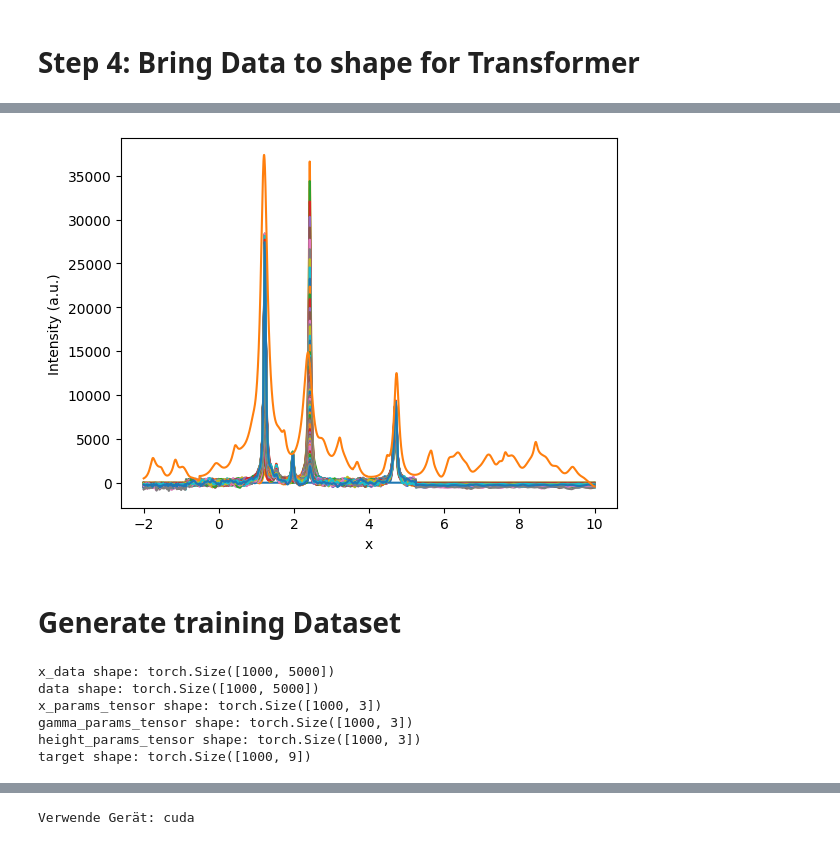
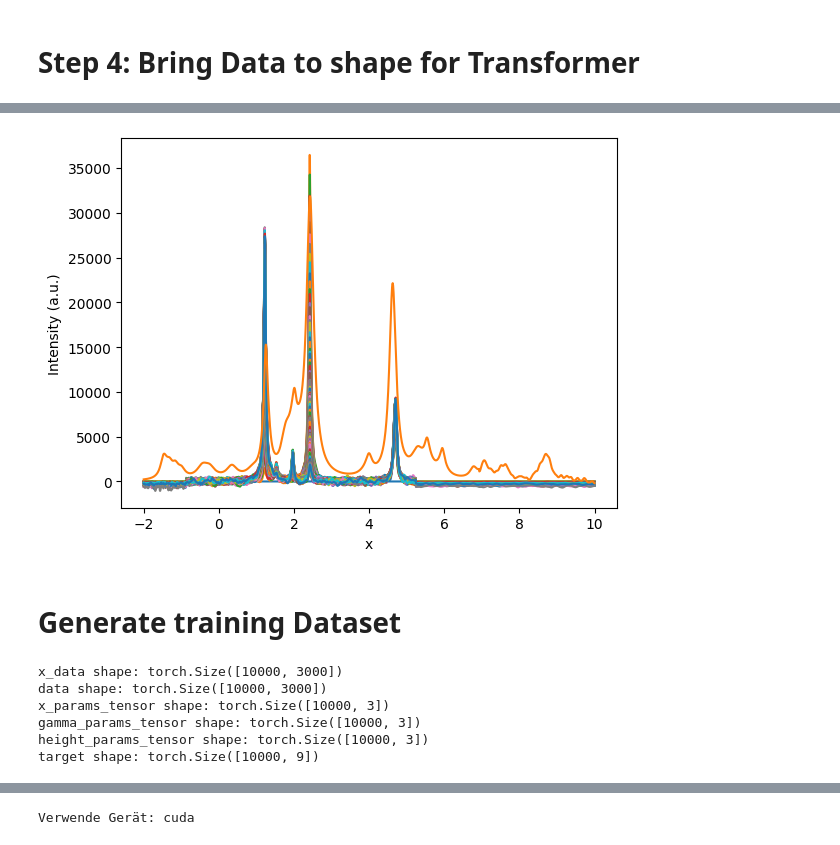
Before and after one commit to RATFIVE/MoinCC-AI4metabolomics, a Jupyter notebook: 03_DeepLearning/ImplementingNeuralNetwork.ipynb, the cells around one changed output, grey strips where cells are left out. Cells and saved outputs as stored; diff of their text form; code cells hidden in the pictures.

```diff
--- a/03_DeepLearning/ImplementingNeuralNetwork.ipynb
+++ b/03_DeepLearning/ImplementingNeuralNetwork.ipynb
@@ -70,0 +91,7 @@ Path: d:\Dokumente\MoinCC-AI4metabolomics\Data
+# %%
+# shapes of all the csv files
+path_list2 = load_data('.csv')
+
+for path in path_list2:
+    df = pd.read_csv(path)
+    print(df.shape)
@@ -117,20 +162,20 @@ def lorentzian(x, x0, gamma, height):
     return height * (gamma**2 / ((x - x0)**2 + gamma**2))
 
 
-def generate_random_spectrum(peak_list, spectrum_length=5000):
+def generate_random_spectrum(peak_list, spectrum_length=3000):
     # Generate random spectrum with Lorentzian peaks
     x = np.linspace(-2, 10, spectrum_length)  # x range
     y = np.zeros_like(x)          # initialize y as zeros
     mask = np.zeros_like(x)       # mask to identify peak regions
 
     # Add random Lorentzian peaks
-    #np.random.seed(0)
     x0_parms = []
     gamma_parms = []
     height_parms = []
+
     for peak_pos in peak_list:
         metabolism_x0 = peak_pos + np.random.uniform(-0.1, 0.1)
-        #print(x0)
+
         metabolism_gamma = np.random.uniform(0.05, 0.2)  # Random width (gamma)
         metabolism_height = np.random.uniform(0, 40000)  # Random height
         peak_lorenz = lorentzian(x, metabolism_x0, metabolism_gamma, metabolism_height)
@@ -193,7 +238,7 @@ plt.show()
 
 
 
-def interpolate_to_shape(x_original, y_original, spectrum_lenth=5000):
+def interpolate_to_shape(x_original, y_original, spectrum_lenth=3000):
     """_summary_
 
     # Originaldaten
@@ -310,7 +355,7 @@ print(df_filled.shape)
 # %%
 
 # Interpoliere die Werte, um die Größe des DataFrames zu erweitern
-df_interpolated = interpolate_to_shape(df_filled.iloc[:, 0], df_filled.iloc[:, 1], spectrum_lenth=5000)
+df_interpolated = interpolate_to_shape(df_filled.iloc[:, 0], df_filled.iloc[:, 1], spectrum_lenth=3000)
 
 # Form des interpolierten DataFrames
 print(df_interpolated.shape)
@@ -333,28 +378,28 @@ df_interpolated.shape
 # %%
 for i in range(df.shape[1]-1):
 
     df_filled = fill_df(df.iloc[:, [0, i]])
-    df_interpolated = interpolate_to_shape(df_filled.loc[:,'x'], df_filled.loc[:,'y'], spectrum_lenth=5000)
+    df_interpolated = interpolate_to_shape(df_filled.loc[:,'x'], df_filled.loc[:,'y'], spectrum_lenth=3000)
     #plt.plot(df_filled.loc[:,'x'], df_filled.loc[:,'y'], '-', label='Original Data')
     plt.plot(df_interpolated.iloc[:, 0], df_interpolated.iloc[:, 1], '-', label='Interpolated Data')
 
 # data_train_tensor & y_train
 pyruvate_list = [2.468, 4.7, 1.2261]
 x_synth, y_synth, x0_parms, gamma_parms, height_parms = generate_random_spectrum(pyruvate_list)
 
 
 plt.plot(x_synth, y_synth, label="With Noise")
 plt.xlabel('x')
 plt.ylabel('Intensity (a.u.)')
 
 plt.show()
 # %% [output]
-[figure, old version]
+[figure, new version]
 # %% [markdown]
 # Generate training Dataset
 # %%
 
-num_samples = 1000
+num_samples = 10000
 
 x_data = []
 y_data = []
@@ -394,12 +439,12 @@ print(f"height_params_tensor shape: {height_params_tensor.shape}")
 print(f"target shape: {target.shape}")
 print('\n')
 # %% [output]
-x_data shape: torch.Size([1000, 5000])
-data shape: torch.Size([1000, 5000])
-x_params_tensor shape: torch.Size([1000, 3])
-gamma_params_tensor shape: torch.Size([1000, 3])
-height_params_tensor shape: torch.Size([1000, 3])
-target shape: torch.Size([1000, 9])
+x_data shape: torch.Size([10000, 3000])
+data shape: torch.Size([10000, 3000])
+x_params_tensor shape: torch.Size([10000, 3])
+gamma_params_tensor shape: torch.Size([10000, 3])
+height_params_tensor shape: torch.Size([10000, 3])
+target shape: torch.Size([10000, 9])
 # %%
 def scale_data(data, target):
     """Scale the data
```
Also changed, not shown: parts of 22 cells of this notebook.
